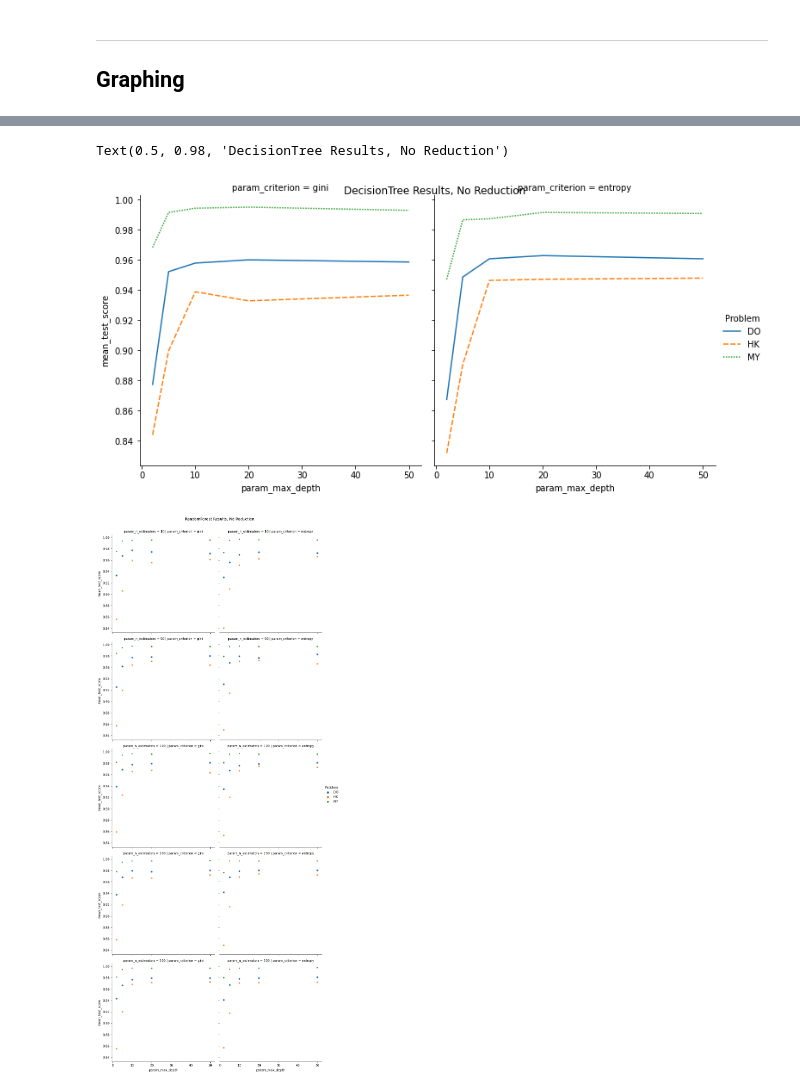
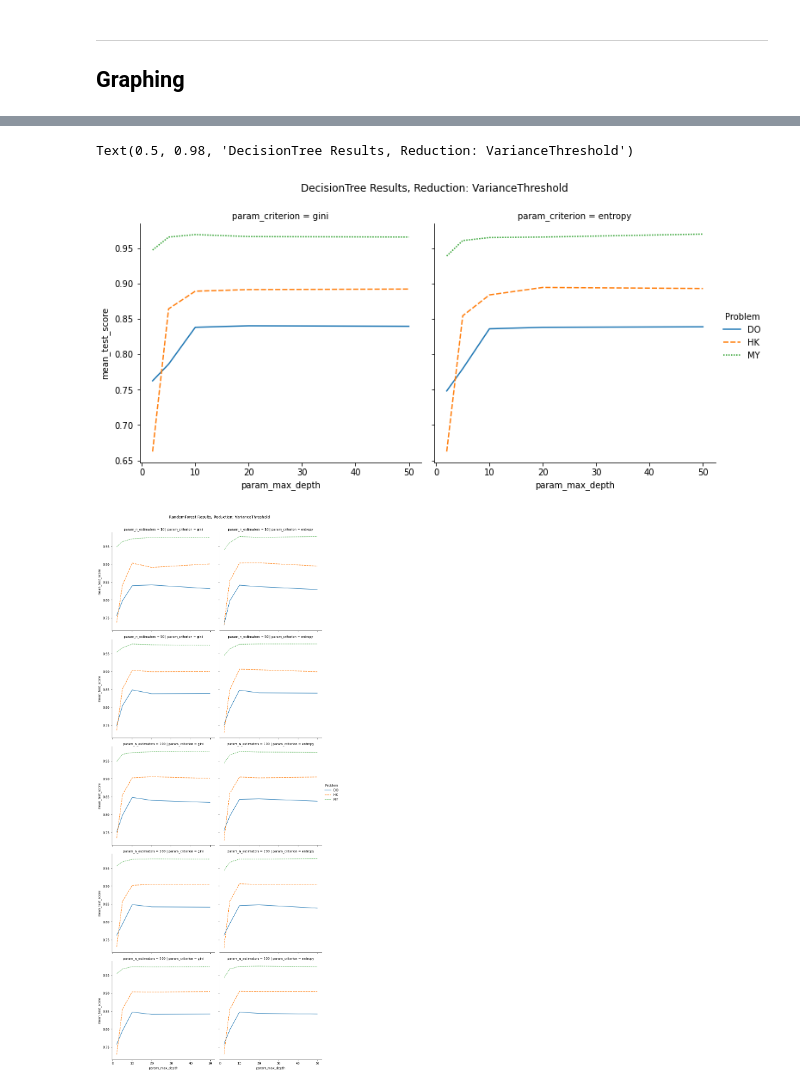
Before and after one commit to jgabella/cse514a-ProjectImplementation2, a Jupyter notebook: LetterRecognitionAnalysis.ipynb, the cells around one changed output, grey strips where cells are left out. Drawn from its saved outputs; the diff is of its cells as text; code cells hidden in the pictures.

```diff
--- a/LetterRecognitionAnalysis.ipynb
+++ b/LetterRecognitionAnalysis.ipynb
@@ -219,7 +288,7 @@ clf = GridSearchCV(tree.DecisionTreeClassifier(), {
     'criterion':['gini', 'entropy'],
     'max_depth':[2, 5, 10, 20, 50]
 }, cv=5)
-clf.fit(training_X, training_y)
+clf.fit(training_X_MY, training_y_MY)
 param_tree_resultsMY = pd.DataFrame(clf.cv_results_)
 trimmed_tree_resultsMY = param_tree_resultsMY[['param_criterion', 'param_max_depth', 'mean_test_score', 'std_test_score']]
 # trimmed_tree_resultsMY.sort_values('mean_test_score', ascending=False)
@@ -265,11 +334,13 @@ trimmed_ann_resultsMY = param_ann_resultsMY[['param_activation', 'param_hidden_l
 ---
 ## D/O Analysis
 # %%
+# DRTypeDO = DRType
+# DOdata = processData(DOdata, True, DRTypeDO)
 training_data, test_data = train_test_split(DOdata, test_size=0.1, random_state=0)
-training_y = training_data[:, 0]
-training_X = training_data[:, 1:]
-test_y = test_data[:, 0]
-test_X = test_data[:, 1:]
+training_y_DO = training_data[:, 0]
+training_X_DO = training_data[:, 1:]
+test_y_DO = test_data[:, 0]
+test_X_DO = test_data[:, 1:]
 # %% [markdown]
 ---
 ### K-Nearest Neighbor - D/O
@@ -279,7 +350,7 @@ clf = GridSearchCV(KNeighborsClassifier(), {
     'n_neighbors':[1, 3, 5, 10, 20],
     'weights': ['uniform', 'distance']
 }, cv=5)
-clf.fit(training_X, training_y)
+clf.fit(training_X_DO, training_y_DO)
 param_knn_resultsDO = pd.DataFrame(clf.cv_results_)
 trimmed_knn_resultsDO = param_knn_resultsDO[['param_n_neighbors', 'param_algorithm', 'param_weights', 'mean_test_score', 'std_test_score']]
-# trimmed_knn_resultsDO.sort_values('mean_test_score', ascending=False)
+trimmed_knn_resultsDO.sort_values('mean_test_score', ascending=False)
@@ -291,7 +380,7 @@ clf = GridSearchCV(tree.DecisionTreeClassifier(), {
     'criterion':['gini', 'entropy'],
     'max_depth':[2, 5, 10, 20, 50]
 }, cv=5)
-clf.fit(training_X, training_y)
+clf.fit(training_X_DO, training_y_DO)
 param_tree_resultsDO = pd.DataFrame(clf.cv_results_)
 trimmed_tree_resultsDO = param_tree_resultsDO[['param_criterion', 'param_max_depth', 'mean_test_score', 'std_test_score']]
-# trimmed_tree_resultsDO.sort_values('mean_test_score', ascending=False)
+trimmed_tree_resultsDO.sort_values('mean_test_score', ascending=False)
@@ -395,19 +525,19 @@ Text(0.5, 0.98, 'KNN Results, No Reduction')
 # %%
 tree_do = trimmed_tree_resultsDO.assign(Problem='DO')
 tree_hk = trimmed_tree_resultsHK.assign(Problem='HK')
 tree_my = trimmed_tree_resultsMY.assign(Problem='MY')
 tree_results = pd.concat([tree_do, tree_hk, tree_my])
 rp = sns.relplot(
     x="param_max_depth",
     y="mean_test_score",
     data=tree_results,
     col="param_criterion",
     hue="Problem", style="Problem", kind="line")
-rp.fig.subplots_adjust(top=0.95)
-rp.fig.suptitle('DecisionTree Results, No Reduction')
+rp.fig.subplots_adjust(top=0.85)
+rp.fig.suptitle(f'DecisionTree Results, Reduction: {DRType}')
 # %% [output]
-Text(0.5, 0.98, 'DecisionTree Results, No Reduction')
+Text(0.5, 0.98, 'DecisionTree Results, Reduction: VarianceThreshold')
-[figure, old version]
+[figure, new version]
 # %%
 forest_do = trimmed_forest_resultsDO.assign(Problem='DO')
 forest_hk = trimmed_forest_resultsHK.assign(Problem='HK')
@@ -420,11 +550,11 @@ rp = sns.relplot(
     data=forest_results,
     col="param_criterion",
     row="param_n_estimators",
-    hue="Problem", style="Problem", kind="scatter")
-rp.fig.suptitle('RandomForest Results, No Reduction')
+    hue="Problem", style="Problem", kind="line")
+rp.fig.suptitle(f'RandomForest Results, Reduction: {DRType}')
 rp.fig.subplots_adjust(top=0.95)
 # %% [output]
-[figure, old version]
+[figure, new version]
 # %%
 ann_do = trimmed_ann_resultsDO.assign(Problem='DO')
 ann_hk = trimmed_ann_resultsHK.assign(Problem='HK')
```
Also changed, not shown: parts of 38 cells of this notebook.
